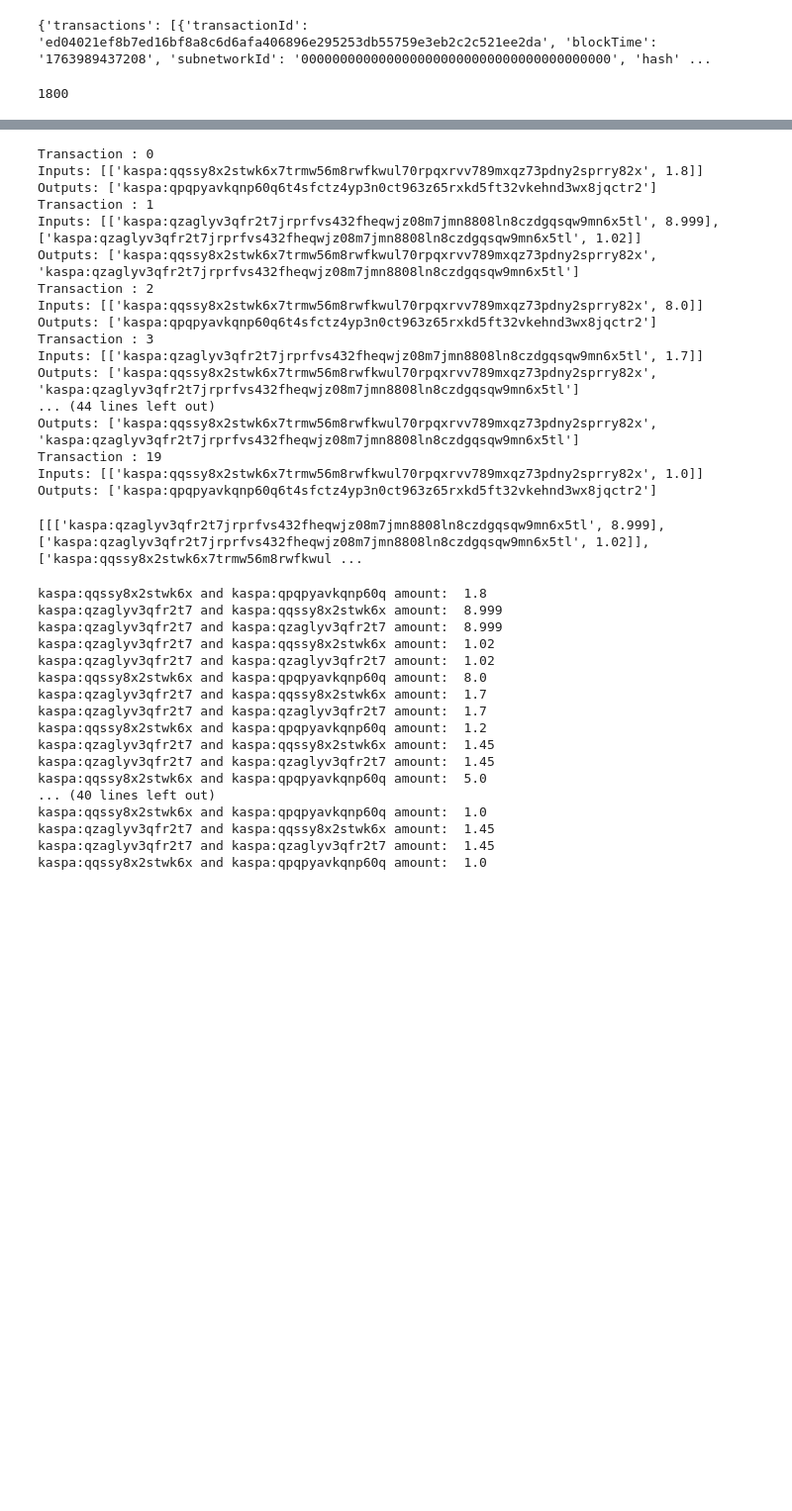
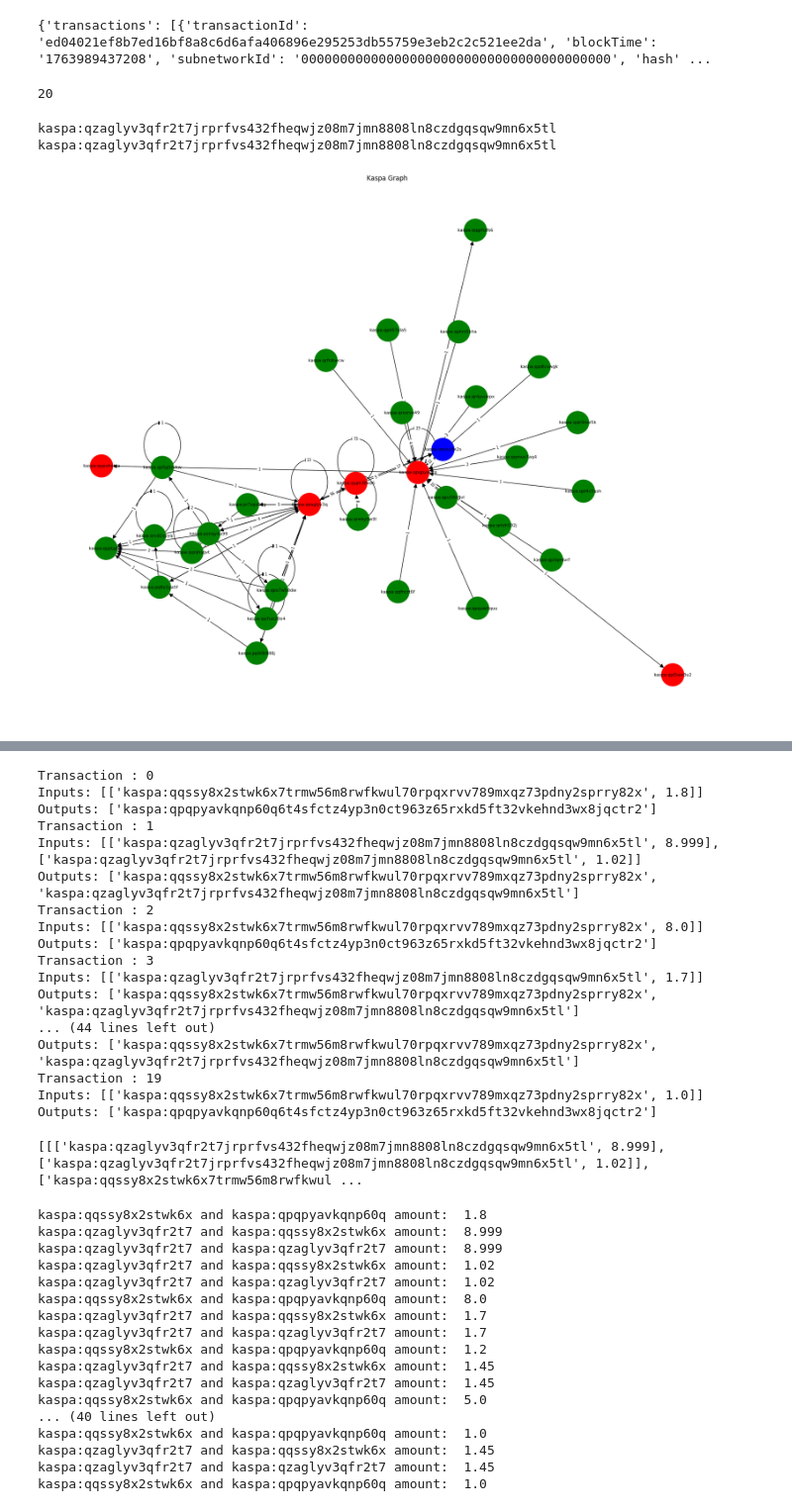
Before and after one commit to AugustinSamier/CryptoJudiciaire, a Jupyter notebook: scrapKaspa.ipynb, the cells around one changed output, grey strips where cells are left out. Shown at 99% size. Drawn from its saved outputs; the diff is of its cells as text; code cells hidden in the pictures; blank space fills up the shorter version.

```diff
--- a/scrapKaspa.ipynb
+++ b/scrapKaspa.ipynb
@@ -13,6 +13,82 @@ print(data)
 # %% [output]
 {'transactions': [{'transactionId': 'ed04021ef8b7ed16bf8a8c6d6afa406896e295253db55759e3eb2c2c521ee2da', 'blockTime': '1763989437208', 'subnetworkId': '0000000000000000000000000000000000000000', 'hash' ...
 # %%
-print(data["transactions"][0]["inputs"][0]["previousOutput"]["amount"][:4])
+print(len(data["transactions"]))
 # %% [output]
-1800
+20
+# %%
+print(data["transactions"][1]["inputs"][1]["previousOutput"]["scriptPublicKeyAddress"])
+print(data["transactions"][1]["outputs"][1]["scriptPublicKeyAddress"])
+# %% [output]
+kaspa:qzaglyv3qfr2t7jrprfvs432fheqwjz08m7jmn8808ln8czdgqsqw9mn6x5tl
+kaspa:qzaglyv3qfr2t7jrprfvs432fheqwjz08m7jmn8808ln8czdgqsqw9mn6x5tl
+# %%
+G=nx.DiGraph()
+
+address1="kaspa:qqssy8x2stwk6x7trmw56m8rwfkwul70rpqxrvv789mxqz73pdny2sprry82x"
+
+def make_graph(G,address,cercle):
+    url = f"https://api.kas.fyi/v1/addresses/{address}/transactions"
+    headers = {"x-api-key": API_KEY}
+
+    response = requests.get(url, headers=headers)
+    data = response.json()
+    transac={}
+    for transactions in data["transactions"]:
+        for input in transactions["inputs"]:
+            incomeAddress=input["previousOutput"]["scriptPublicKeyAddress"]
+            if incomeAddress not in transac:
+                transac[incomeAddress]={}
+            for output in transactions["outputs"]:
+                outcomeAddress=output["scriptPublicKeyAddress"]
+                if outcomeAddress not in transac[incomeAddress]:
+                    transac[incomeAddress][outcomeAddress]=1
+                else:
+                    transac[incomeAddress][outcomeAddress]+=1
+
+    addresses=[]
+    for income in transac:
+        if income not in addresses:
+            addresses.append(income)
+        for outcome in transac[income]:
+            G.add_edge(income[:15],outcome[:15],weight=transac[income][outcome])
+            if outcome not in addresses:
+                addresses.append(outcome)
+
+    return G,outcomes
+
+G,outcomes=make_graph(G,address=address1,cercle=1)
+for outcome in outcomes:
+    G,_=make_graph(G,outcome,cercle=2)
+
+colors=[]
+colors.append("blue")
+for i in range(len(outcomes)):
+    colors.append("red")
+for i in range(len(G)-len(outcomes)-1):
+    colors.append("green")
+
+plt.figure(figsize=(18, 14))
+
+pos = nx.spring_layout(
+    G,
+    k=3,
+    iterations=300
+)
+
+nx.draw(
+    G, pos,
+    with_labels=True,
+    node_color=colors,
+    node_size=1800,
+    font_size=8,
+    arrowsize=15
+)
+
+edge_labels = nx.get_edge_attributes(G, 'weight')
+nx.draw_networkx_edge_labels(G, pos, edge_labels=edge_labels, font_size=7)
+
+plt.title("Kaspa Graph")
+plt.show()
+# %% [output]
+[figure, added]
```
Also changed, not shown: parts of 3 cells of this notebook, 1 other file.
